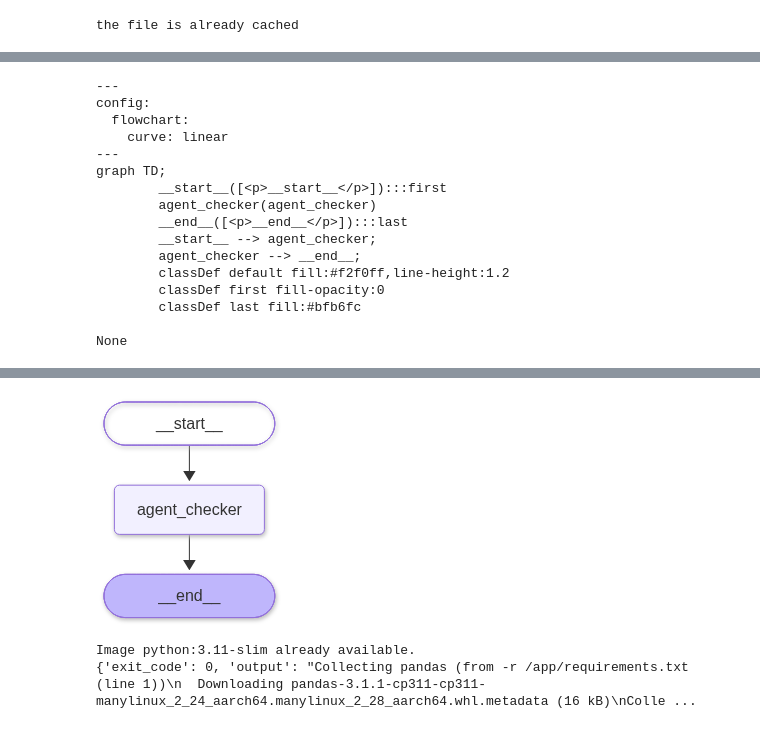
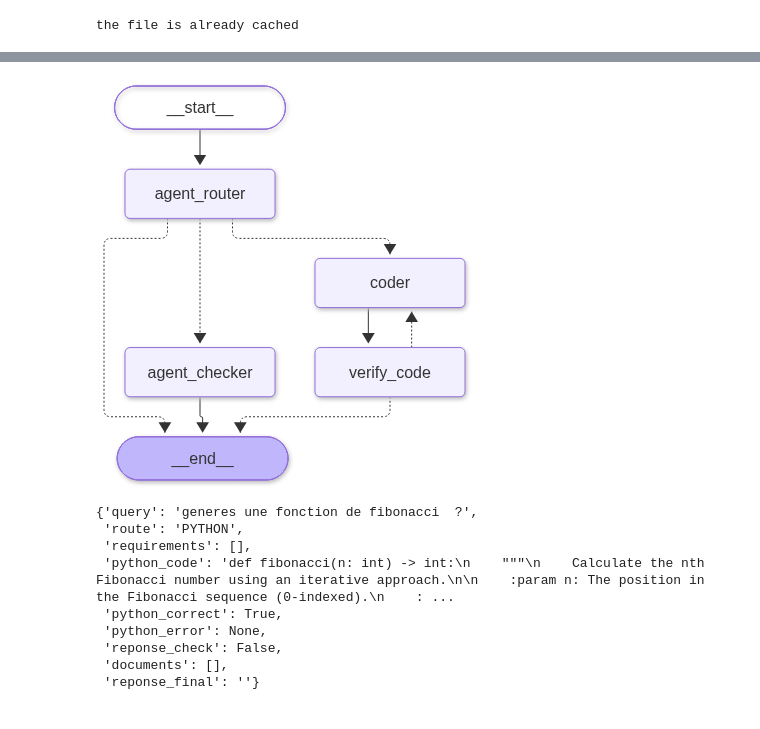
Before and after one commit to Sof212/workflows-agentic-mlops, a Jupyter notebook: Notebooks/notebook_core.ipynb, the cells around one changed output, grey strips where cells are left out. Cells and saved outputs as stored; diff of their text form; code cells hidden in the pictures.

```diff
--- a/Notebooks/notebook_core.ipynb
+++ b/Notebooks/notebook_core.ipynb
@@ -506,19 +508,23 @@ def generate_text_hash(text: str, algorithm: str = 'sha256') -> str:
 # %%
+
 import docker
 import tempfile
 import os
 import uuid
 
+
 class agents_verify_code:
+
     def __init__(self):
         pass
 
-
     def execute_python_code(
+        self,
         code: str,
         requirements: list = None,
         timeout: int = 60
     ):
+
         client = docker.from_env()
         container = None
         volume = None
@@ -543,25 +549,23 @@ class agents_verify_code:
                 with open(os.path.join(tmpdir, "requirements.txt"), "w") as f:
                     f.write("\n".join(requirements))
 
-                # 3. Create temporary Docker volume
+                # 3. Create Docker volume
                 volume_name = f"python-deps-{uuid.uuid4().hex[:12]}"
 
-                volume = client.volumes.create(
-                    name=volume_name
-                )
+                volume = client.volumes.create(name=volume_name)
 
                 # 4. Run container
                 command = """
-    set -e
+                set -e
 
-    pip install \
-        --no-cache-dir \
-        --disable-pip-version-check \
-        --target=/deps \
-        -r /app/requirements.txt
+                pip install \
+                    --no-cache-dir \
+                    --disable-pip-version-check \
+                    --target=/deps \
+                    -r /app/requirements.txt
 
-    PYTHONPATH=/deps python -u /app/main.py
-    """
+                PYTHONPATH=/deps python -u /app/main.py
+                """
 
                 container = client.containers.run(
                     image=image,
@@ -630,6 +634,7 @@ class agents_verify_code:
             }
 
         finally:
+
             if container is not None:
                 try:
                     container.remove(force=True)
@@ -1016,32 +1116,12 @@ class WorkflowLangGraph:
         }
 
         return self.workflow.invoke(initial_state)
-# %%
-print(agent.display_graph())
-# %% [output]
----
-config:
-  flowchart:
-    curve: linear
----
-graph TD;
-        __start__([<p>__start__</p>]):::first
-        agent_checker(agent_checker)
-        __end__([<p>__end__</p>]):::last
-        __start__ --> agent_checker;
-        agent_checker --> __end__;
-        classDef default fill:#f2f0ff,line-height:1.2
-        classDef first fill-opacity:0
-        classDef last fill:#bfb6fc
-
-None
 # %%
 agent = WorkflowLangGraph(
-    query="quelle est l'echeance d'un doculent de type echance initiale ?",
-    name_model_llm="gpt-4o-mini"
+    query="generes une fonction de fibonacci  ?"
 )
-responses=agent.run()
-print(responses["reponse_final"])
+test1=agent.run()
+print(test1["reponse_final"])
 
 agent.display_graph()
 # %% [output]
@@ -1049,5 +1130,13 @@ L'échéance d'un document de type notification initiale est de 48 heures suivan
-[figure, old version]
+[figure, new version]
 # %%
+test1
 # %% [output]
-Image python:3.11-slim already available.
-{'exit_code': 0, 'output': "Collecting pandas (from -r /app/requirements.txt (line 1))\n  Downloading pandas-3.1.1-cp311-cp311-manylinux_2_24_aarch64.manylinux_2_28_aarch64.whl.metadata (16 kB)\nColle ...
+{'query': 'generes une fonction de fibonacci  ?',
+ 'route': 'PYTHON',
+ 'requirements': [],
+ 'python_code': 'def fibonacci(n: int) -> int:\n    """\n    Calculate the nth Fibonacci number using an iterative approach.\n\n    :param n: The position in the Fibonacci sequence (0-indexed).\n    : ...
+ 'python_correct': True,
+ 'python_error': None,
+ 'reponse_check': False,
+ 'documents': [],
+ 'reponse_final': ''}
```
Also changed, not shown: parts of 4 cells of this notebook.
